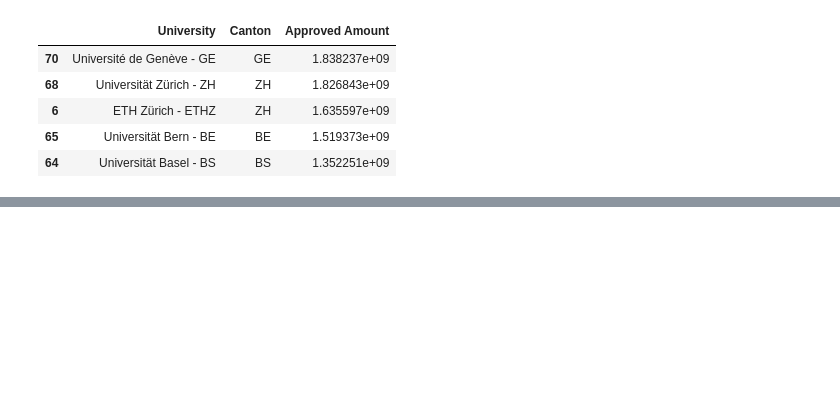
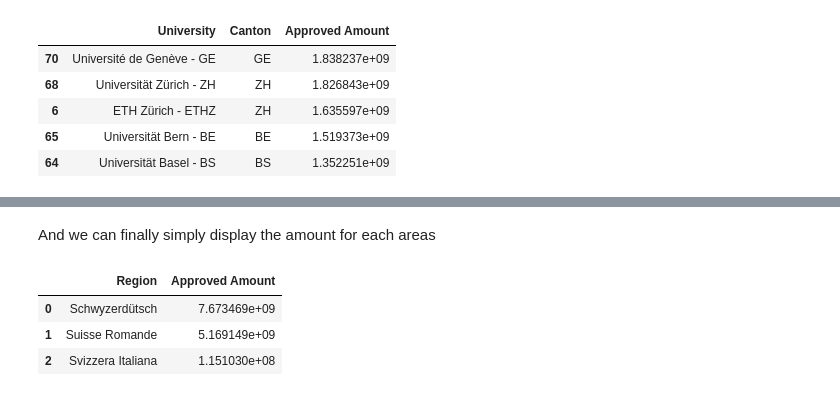
Before and after one commit to nathanquinteiro/ADA-Homework, a Jupyter notebook: 03 - Interactive Viz/Interactive Viz.ipynb, the cells around one changed output, grey strips where cells are left out. Cells and saved outputs as stored; diff of their text form; code cells hidden in the pictures; blank space fills up the shorter version.

```diff
--- a/03 - Interactive Viz/Interactive Viz.ipynb
+++ b/03 - Interactive Viz/Interactive Viz.ipynb
@@ -370,0 +480,12 @@ uni_canton_amount.groupby('Canton').sum().reset_index().sort_values('Approved Am
+# %% [markdown]
+And we can finally simply display the amount for each areas
+# %%
+region_amount = uni_canton_amount_region[['Region','Approved Amount']]
+region_amount_groupby = region_amount.groupby('Region').sum()
+region_amount_groupby = region_amount_groupby.reset_index()
+region_amount_groupby
+# %% [output]
+|  | Region | Approved Amount |
+| 0 | Schwyzerdütsch | 7.673469e+09 |
+| 1 | Suisse Romande | 5.169149e+09 |
+| 2 | Svizzera Italiana | 1.151030e+08 |
```
Also changed, not shown: parts of 46 cells of this notebook, 2 other files.
